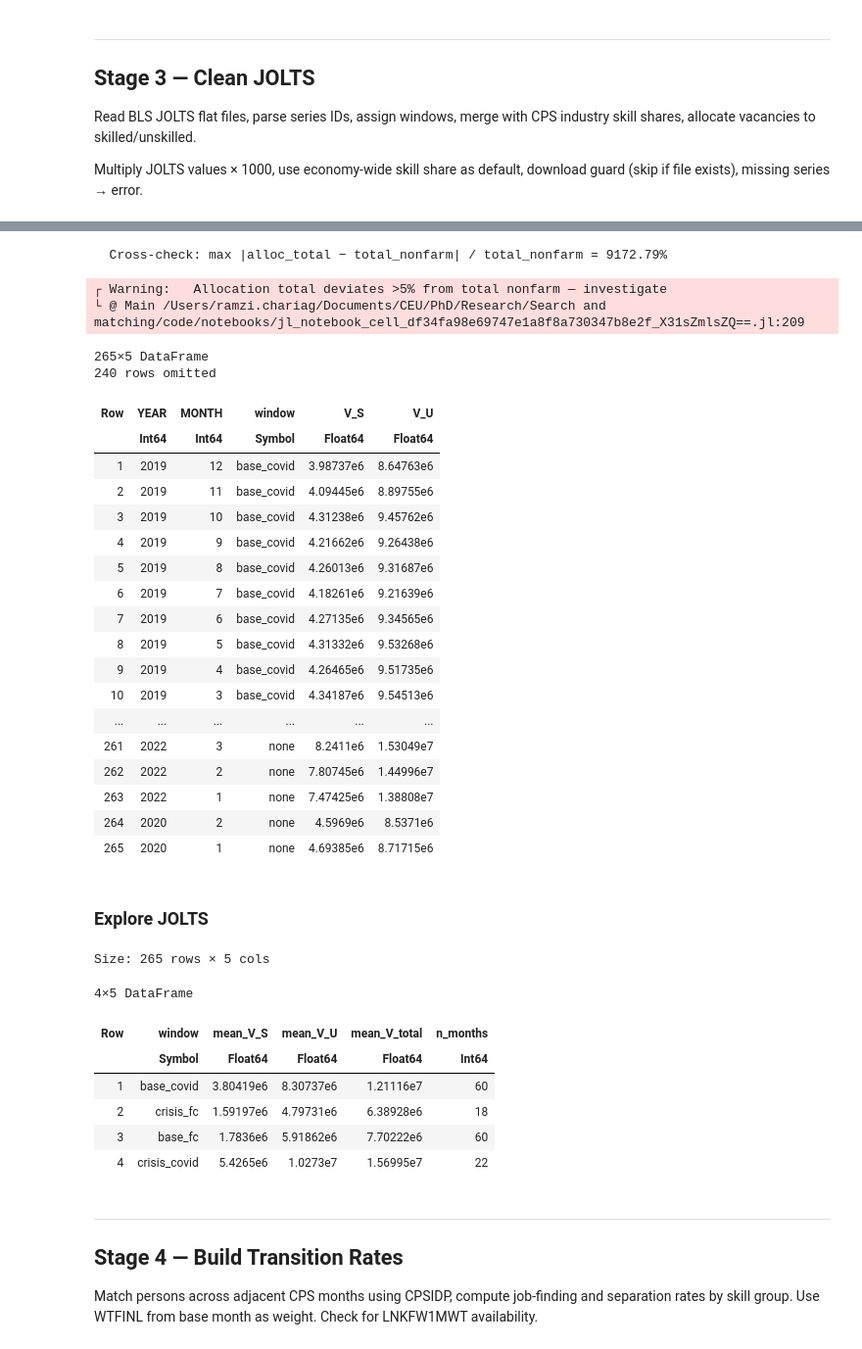
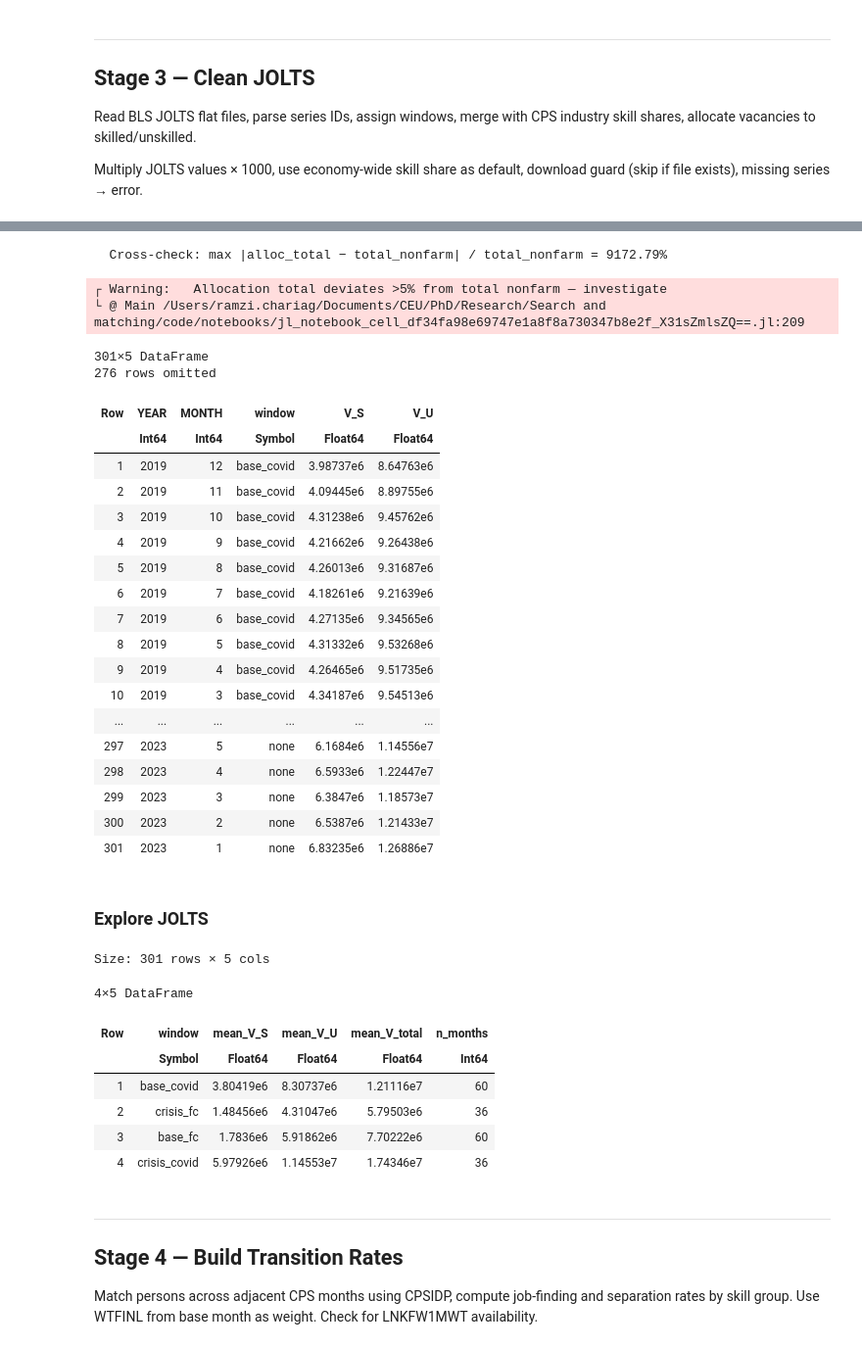
Before and after one commit to RamziChariag/DMP_labour_market_choice, a Jupyter notebook: code/notebooks/data_pipeline_v6.ipynb, the cells around one changed output, grey strips where cells are left out. Shown at 98% size. Drawn from its saved outputs; the diff is of its cells as text; code cells hidden in the pictures.

```diff
--- a/code/notebooks/data_pipeline_v6.ipynb
+++ b/code/notebooks/data_pipeline_v6.ipynb
@@ -832,7 +971,7 @@ function download_jolts()
     all_series = vcat(JOLTS_SERIES, JOLTS_CROSSCHECK_SERIES)
     records = @NamedTuple{series_id::String, year::Int, period::String, value::Float64}[]
 
-    for (start_yr, end_yr) in [(2000, 2019), (2020, 2022)]
+    for (start_yr, end_yr) in [(2000, 2019), (2020, 2025)]
         @info "  Requesting $(start_yr)–$(end_yr)..."
         result = _bls_fetch(all_series, start_yr, end_yr)
         result["status"] != "REQUEST_SUCCEEDED" &&
@@ -986,27 +1128,27 @@ jolts = clean_jolts()
 └ @ Main /Users/ramzi.chariag/Documents/CEU/PhD/Research/Search and matching/code/notebooks/jl_notebook_cell_df34fa98e69747e1a8f8a730347b8e2f_X31sZmlsZQ==.jl:197
   Cross-check: max |alloc_total − total_nonfarm| / total_nonfarm = 9172.79%
 ┌ Warning:   Allocation total deviates >5% from total nonfarm — investigate
 └ @ Main /Users/ramzi.chariag/Documents/CEU/PhD/Research/Search and matching/code/notebooks/jl_notebook_cell_df34fa98e69747e1a8f8a730347b8e2f_X31sZmlsZQ==.jl:209
-265×5 DataFrame
-240 rows omitted
+301×5 DataFrame
+276 rows omitted
 | Row | YEAR | MONTH | window | V_S | V_U |
 |  | Int64 | Int64 | Symbol | Float64 | Float64 |
 | 1 | 2019 | 12 | base_covid | 3.98737e6 | 8.64763e6 |
 | 2 | 2019 | 11 | base_covid | 4.09445e6 | 8.89755e6 |
 | 3 | 2019 | 10 | base_covid | 4.31238e6 | 9.45762e6 |
 | 4 | 2019 | 9 | base_covid | 4.21662e6 | 9.26438e6 |
 | 5 | 2019 | 8 | base_covid | 4.26013e6 | 9.31687e6 |
 | 6 | 2019 | 7 | base_covid | 4.18261e6 | 9.21639e6 |
 | 7 | 2019 | 6 | base_covid | 4.27135e6 | 9.34565e6 |
 | 8 | 2019 | 5 | base_covid | 4.31332e6 | 9.53268e6 |
 | 9 | 2019 | 4 | base_covid | 4.26465e6 | 9.51735e6 |
 | 10 | 2019 | 3 | base_covid | 4.34187e6 | 9.54513e6 |
 | ... | ... | ... | ... | ... | ... |
-| 261 | 2022 | 3 | none | 8.2411e6 | 1.53049e7 |
-| 262 | 2022 | 2 | none | 7.80745e6 | 1.44996e7 |
-| 263 | 2022 | 1 | none | 7.47425e6 | 1.38808e7 |
-| 264 | 2020 | 2 | none | 4.5969e6 | 8.5371e6 |
-| 265 | 2020 | 1 | none | 4.69385e6 | 8.71715e6 |
+| 297 | 2023 | 5 | none | 6.1684e6 | 1.14556e7 |
+| 298 | 2023 | 4 | none | 6.5933e6 | 1.22447e7 |
+| 299 | 2023 | 3 | none | 6.3847e6 | 1.18573e7 |
+| 300 | 2023 | 2 | none | 6.5387e6 | 1.21433e7 |
+| 301 | 2023 | 1 | none | 6.83235e6 | 1.26886e7 |
 # %% [markdown]
 ### Explore JOLTS
 # %%
@@ -1018,14 +1160,14 @@ combine(groupby(filter(r -> r.window != :none, jolts), :window),
     [:V_S, :V_U] => ((s, u) -> mean(s .+ u)) => :mean_V_total,
     nrow => :n_months)
 # %% [output]
-Size: 265 rows × 5 cols
+Size: 301 rows × 5 cols
 4×5 DataFrame
 | Row | window | mean_V_S | mean_V_U | mean_V_total | n_months |
 |  | Symbol | Float64 | Float64 | Float64 | Int64 |
 | 1 | base_covid | 3.80419e6 | 8.30737e6 | 1.21116e7 | 60 |
-| 2 | crisis_fc | 1.59197e6 | 4.79731e6 | 6.38928e6 | 18 |
+| 2 | crisis_fc | 1.48456e6 | 4.31047e6 | 5.79503e6 | 36 |
 | 3 | base_fc | 1.7836e6 | 5.91862e6 | 7.70222e6 | 60 |
-| 4 | crisis_covid | 5.4265e6 | 1.0273e7 | 1.56995e7 | 22 |
+| 4 | crisis_covid | 5.97926e6 | 1.14553e7 | 1.74346e7 | 36 |
 # %% [markdown]
 ---
 ## Stage 4 — Build Transition Rates
```
Also changed, not shown: parts of 19 cells of this notebook, 40 other files.
